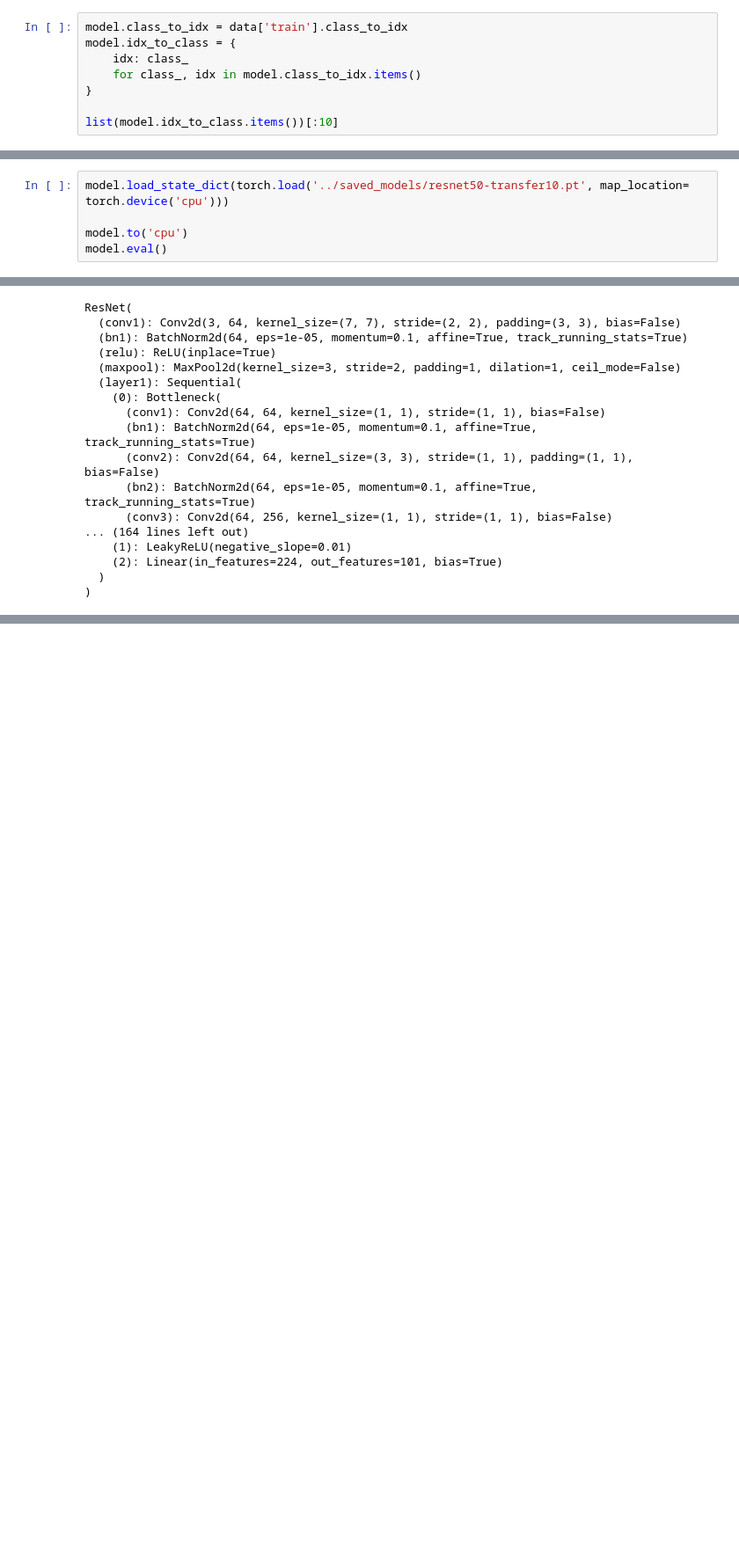
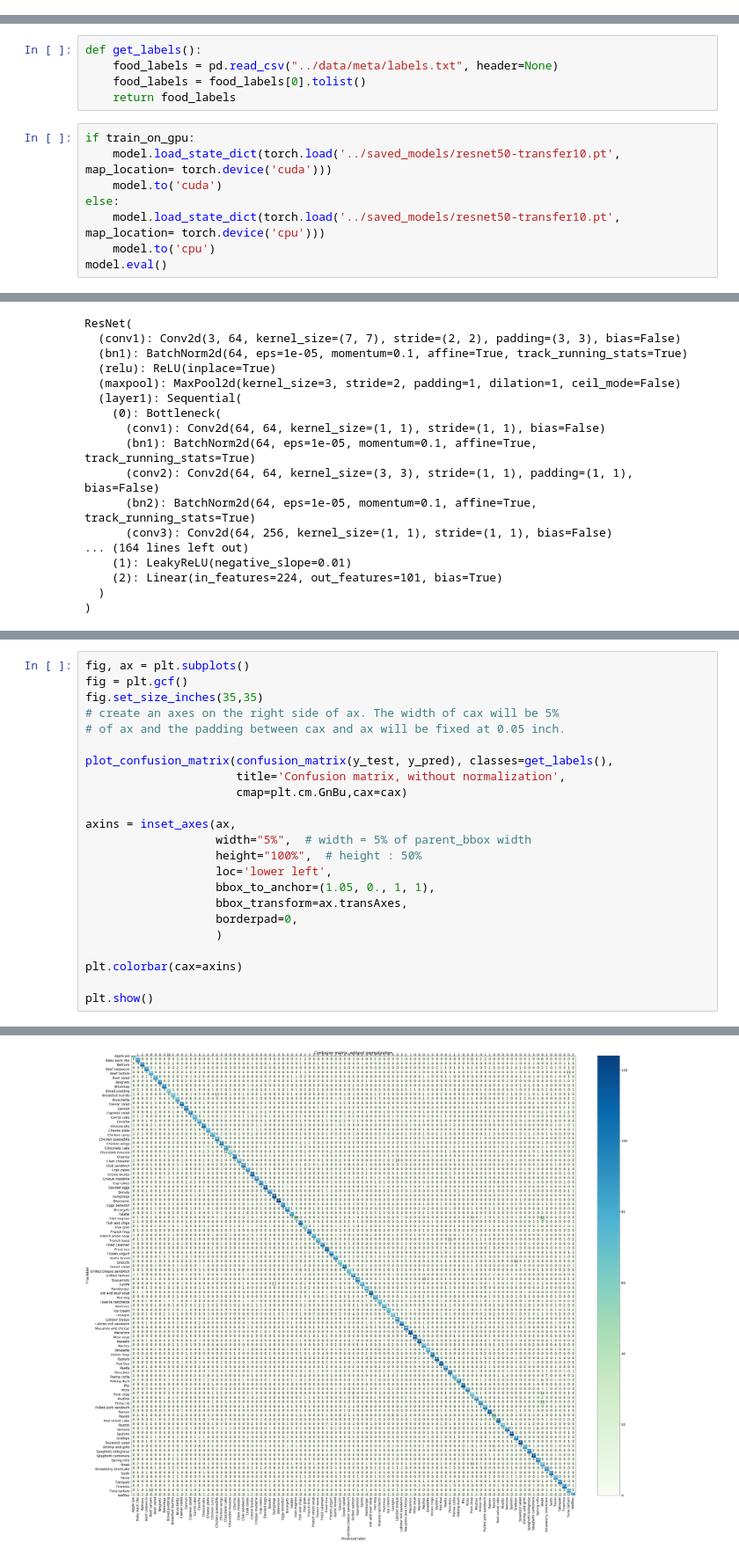
Before and after one commit to jvjruiz/Food-101-Capstone, a Jupyter notebook: notebooks/PyTorch CNN with transfer learning via Resnet50.ipynb, the cells around one changed output, grey strips where cells are left out. Shown at 88% size. Drawn from its saved outputs; the diff is of its cells as text; blank space fills up the shorter version.

Commit message:
added visualizations to pytorch notebook

```diff
--- a/notebooks/PyTorch CNN with transfer learning via Resnet50.ipynb
+++ b/notebooks/PyTorch CNN with transfer learning via Resnet50.ipynb
@@ -210,8 +223,0 @@ if multi_gpu:
-# %%
-model.class_to_idx = data['train'].class_to_idx
-model.idx_to_class = {
-    idx: class_
-    for class_, idx in model.class_to_idx.items()
-}
-
-list(model.idx_to_class.items())[:10]
@@ -652,7 +647,15 @@ Text(0.5, 0, 'epoch')
+# %%
+def get_labels():
+    food_labels = pd.read_csv("../data/meta/labels.txt", header=None)
+    food_labels = food_labels[0].tolist()
+    return food_labels
 # %%
-model.load_state_dict(torch.load('../saved_models/resnet50-transfer10.pt', map_location= torch.device('cpu')))
-
-model.to('cpu')
+if train_on_gpu:
+    model.load_state_dict(torch.load('../saved_models/resnet50-transfer10.pt', map_location= torch.device('cuda')))
+    model.to('cuda')
+else:
+    model.load_state_dict(torch.load('../saved_models/resnet50-transfer10.pt', map_location= torch.device('cpu')))
+    model.to('cpu')
 model.eval()
 # %% [output]
 <All keys matched successfully>
@@ -780,0 +825,24 @@ UnknownError: 2 root error(s) found.
+# %%
+fig, ax = plt.subplots()
+fig = plt.gcf()
+fig.set_size_inches(35,35)
+# create an axes on the right side of ax. The width of cax will be 5%
+# of ax and the padding between cax and ax will be fixed at 0.05 inch.
+
+plot_confusion_matrix(confusion_matrix(y_test, y_pred), classes=get_labels(),
+                      title='Confusion matrix, without normalization',
+                      cmap=plt.cm.GnBu,cax=cax)
+
+axins = inset_axes(ax,
+                   width="5%",  # width = 5% of parent_bbox width
+                   height="100%",  # height : 50%
+                   loc='lower left',
+                   bbox_to_anchor=(1.05, 0., 1, 1),
+                   bbox_transform=ax.transAxes,
+                   borderpad=0,
+                   )
+
+plt.colorbar(cax=axins)
+
+plt.show()
+# %% [output]
@@ -780,0 +851 @@ UnknownError: 2 root error(s) found.
+[figure, added]
```
Also changed, not shown: parts of 31 cells of this notebook, 2 other files.
